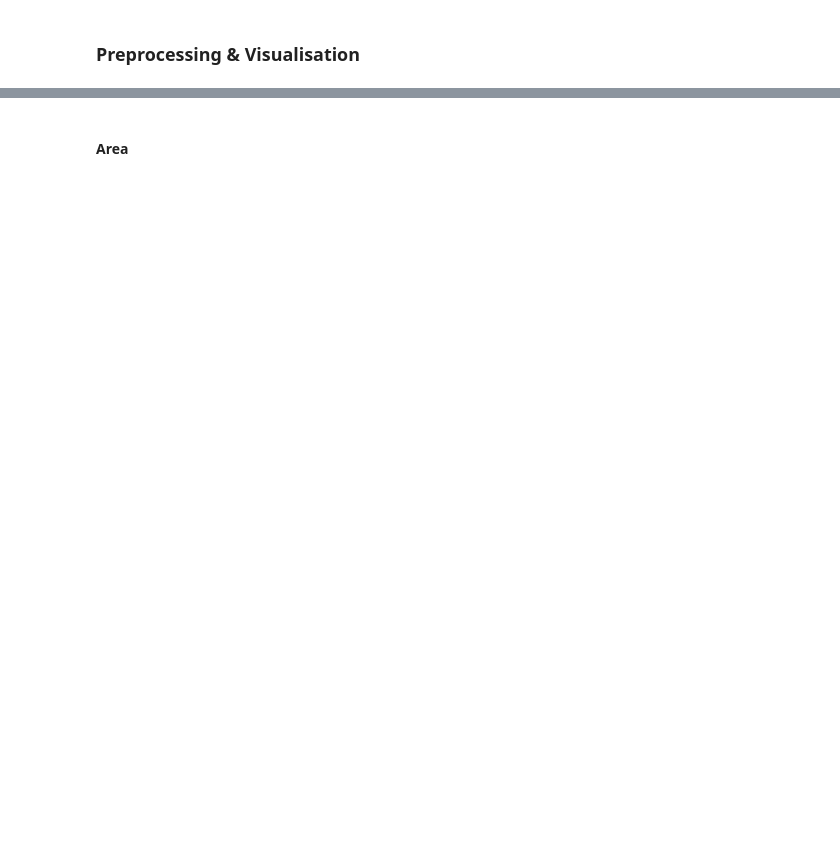
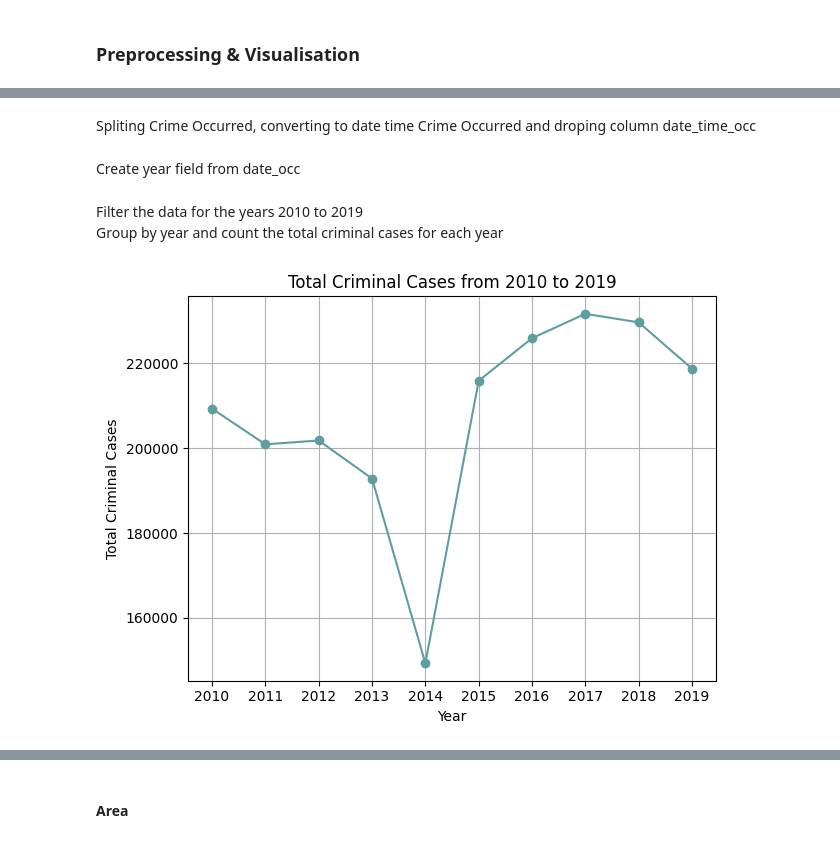
Before and after one commit to iremhttp/CrimeDetection, a Jupyter notebook: main.ipynb, the cells around one changed output, grey strips where cells are left out. Saved outputs shown, nothing was run; the diff lists cells and outputs as text; code cells hidden in the pictures; blank space fills up the shorter version.

```diff
--- a/main.ipynb
+++ b/main.ipynb
@@ -114,9 +178,0 @@ crime_data.head()
-# %%
-# Dropping the columns
-columns_to_drop = ['date_time_rptd', 'date_time_occ', 'Date Rptd', 'DATE OCC']
-crime_data.drop(columns=columns_to_drop, inplace=True, axis=1)
-
-# Changing the column names
-crime_data.rename({'DR_NO': 'dr_no', 'TIME OCC': 'time_occ_code'}, axis=1, inplace=True)
-
-crime_data.head()
@@ -123,16 +181,32 @@ crime_data.head()
+# %%
+crime_data['date_time_rptd'] = crime_data['date_rptd'].str.split()
+crime_data['date_rptd'] = pd.to_datetime(crime_data['date_time_rptd'].apply(lambda x: x[0]), format="%m/%d/%Y")
+crime_data['time_rptd'] = crime_data['date_time_rptd'].apply(lambda x: x[1])
+crime_data.drop(columns=['date_time_rptd'], inplace=True, axis=1)
+# %% [markdown]
+Spliting Crime Occurred, converting to date time Crime Occurred and droping column date_time_occ
+# %%
+crime_data['date_time_occ'] = crime_data['date_occ'].str.split()
+crime_data['date_occ'] = pd.to_datetime(crime_data['date_time_occ'].apply(lambda x: x[0]), format="%m/%d/%Y")
+crime_data['time_occ'] = crime_data['date_time_occ'].apply(lambda x: x[1])
+crime_data.drop(columns=['date_time_occ'], inplace=True, axis=1)
+# %% [markdown]
+Create year field from date_occ
+# %%
+crime_data['year'] = crime_data['date_occ'].dt.strftime('%Y')
+# %% [markdown]
+Filter the data for the years 2010 to 2019
+Group by year and count the total criminal cases for each year
 # %%
-# Filter the data for the years 2010 to 2019
-crime_data_2010_2019 = crime_data[(crime_data['date'] >= 2010) & (crime_data['date'] <= 2019)]
-
-# Group by year and count the total criminal cases for each year
-crime_by_year = crime_data_2010_2019.groupby('date').size()
-
+crime_by_year = crime_data[(crime_data['year'] >= '2010') & (crime_data['year'] <= '2019')].groupby('year').size()
 plt.plot(crime_by_year.index, crime_by_year.values, marker='o', linestyle='-', color = 'cadetblue')
 plt.title('Total Criminal Cases from 2010 to 2019')
 plt.xlabel('Year')
 plt.ylabel('Total Criminal Cases')
 plt.grid(True)
 plt.xticks(crime_by_year.index)
 plt.tight_layout()
 plt.show()
+# %% [output]
+[figure, added]
 # %%
```
Also changed, not shown: parts of 41 cells of this notebook, 1 other file.
